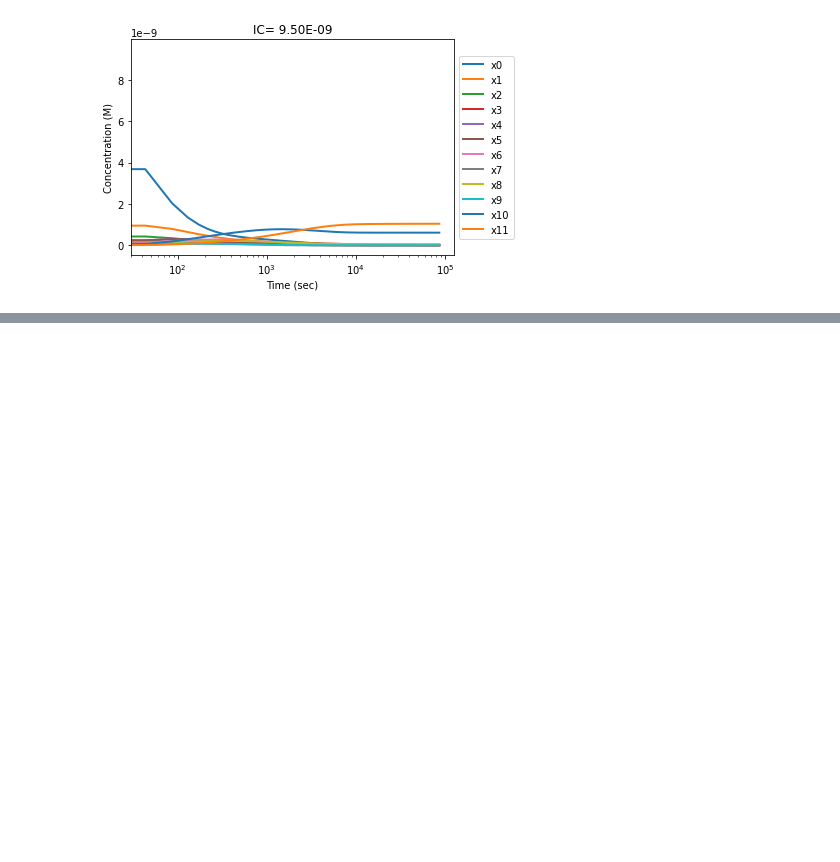
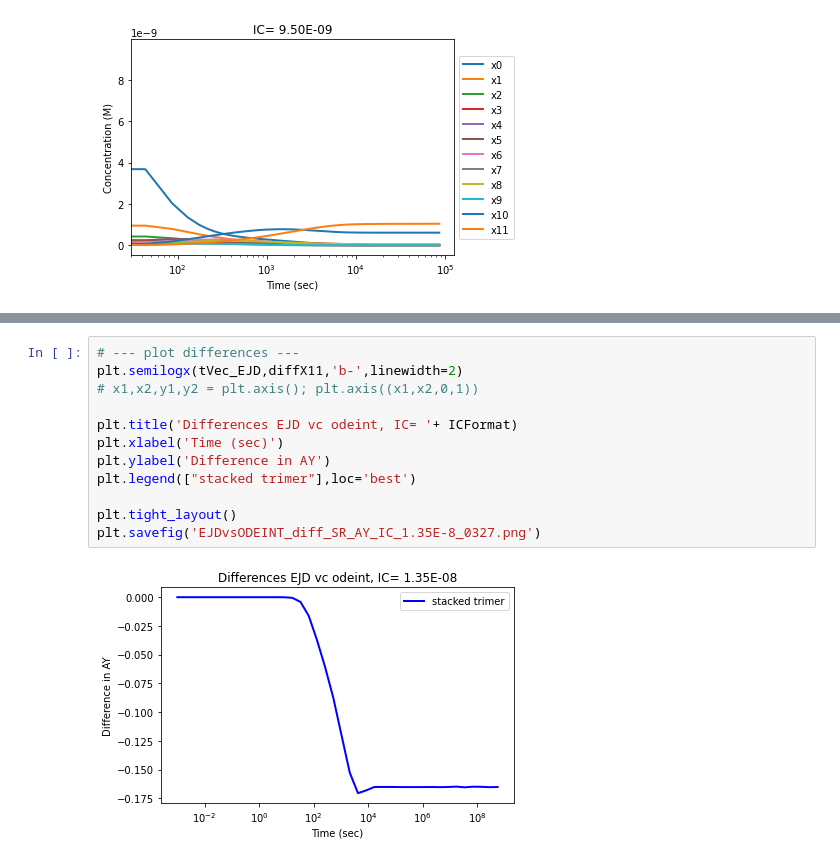
Before and after one commit to llagunes-324B21/Persephone_SR, a Jupyter notebook: March_2022/LL_SR_03202022.ipynb, the cells around one changed output, grey strips where cells are left out. Drawn from its saved outputs; the diff is of its cells as text; blank space fills up the shorter version.

```diff
--- a/March_2022/LL_SR_03202022.ipynb
+++ b/March_2022/LL_SR_03202022.ipynb
@@ -262,0 +319,14 @@ plt.savefig('EJD_SR_AY_IC_1.35E-8_0327.png')
+# %%
+# --- plot differences ---
+plt.semilogx(tVec_EJD,diffX11,'b-',linewidth=2)
+# x1,x2,y1,y2 = plt.axis(); plt.axis((x1,x2,0,1))
+
+plt.title('Differences EJD vc odeint, IC= '+ ICFormat)
+plt.xlabel('Time (sec)')
+plt.ylabel('Difference in AY')
+plt.legend(["stacked trimer"],loc='best')
+
+plt.tight_layout()
+plt.savefig('EJDvsODEINT_diff_SR_AY_IC_1.35E-8_0327.png')
+# %% [output]
+[figure, added]
```
Also changed, not shown: parts of 5 cells of this notebook.
